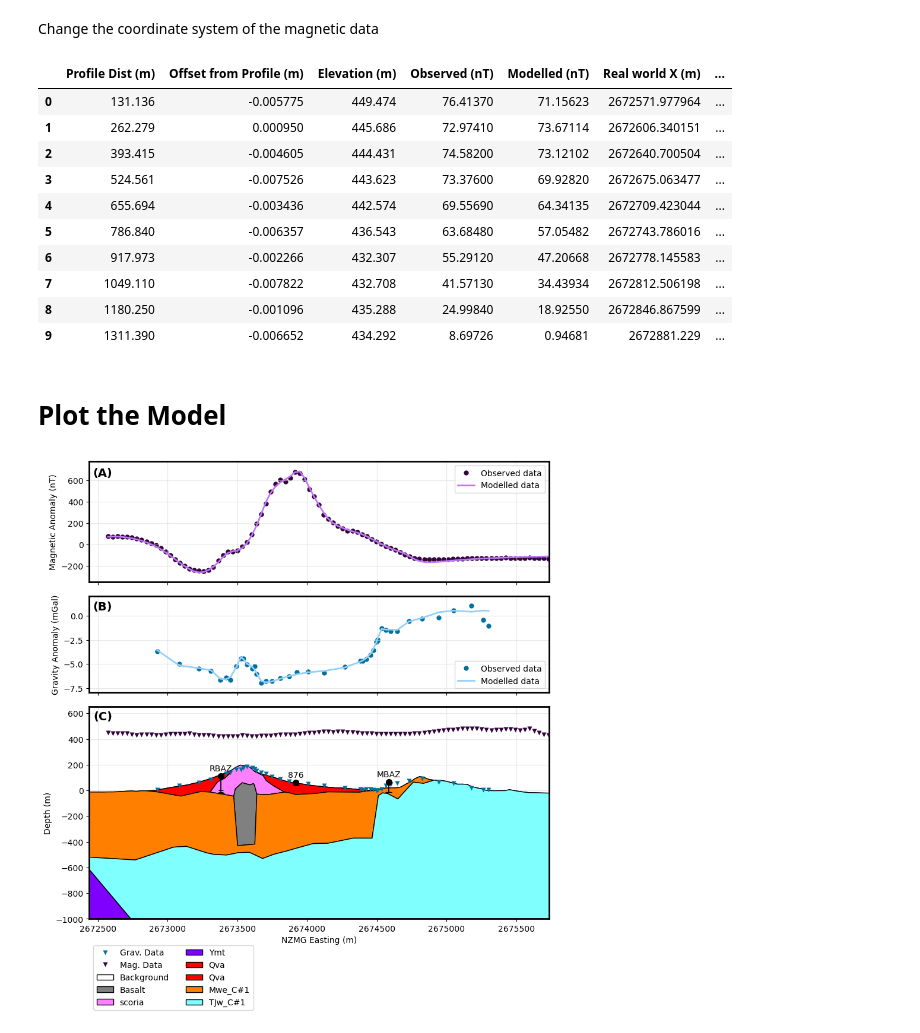
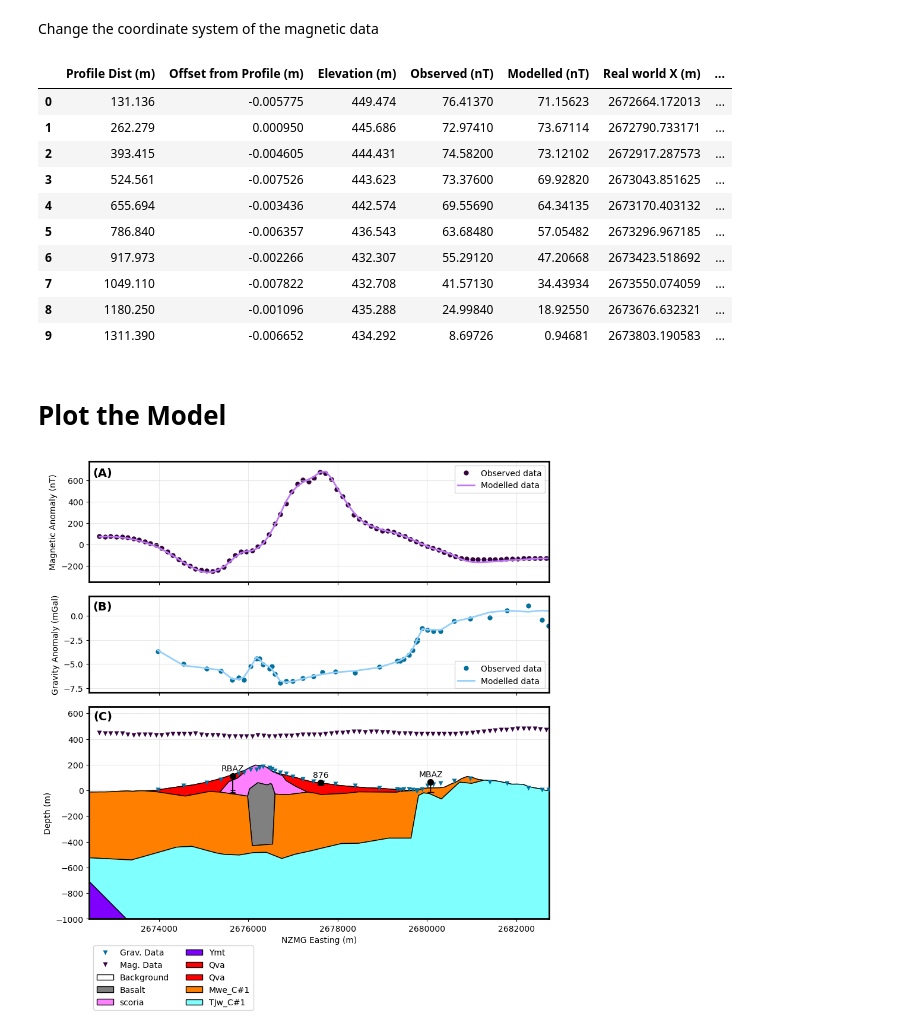
Before and after one commit to aluthfian/gmsys_reader, a Jupyter notebook: sample_rangitoto_plot.ipynb, the cells around one changed output. Drawn from its saved outputs; the diff is of its cells as text; code cells hidden in the pictures.

Commit message:
Replacing the ipynb and html file
Because I was messing with the azimuth used to convert profile distance to the real world coordinate.

```diff
--- a/sample_rangitoto_plot.ipynb
+++ b/sample_rangitoto_plot.ipynb
@@ -36,8 +36,8 @@ for units in model_geom.index:
     # Calculate corresponding y coordinates using trigonometry
     model_origin_X, model_origin_Y = transform_coord.transform(model_coordinate[0], model_coordinate[1]) #this works
     #model_origin_X, model_origin_Y = model_coordinate[0], model_coordinate[1]
-    x_coords = model_origin_X + (distance_coords*np.cos(np.deg2rad(model_coordinate[2])))
-    y_coords = model_origin_Y + (distance_coords*np.sin(np.deg2rad(model_coordinate[2])))
+    x_coords = model_origin_X + (distance_coords*np.cos(np.deg2rad(90-model_coordinate[2])))
+    y_coords = model_origin_Y + (distance_coords*np.sin(np.deg2rad(90-model_coordinate[2])))
     # Combine x, y, and z coordinates into a single array
     xyz_coord = np.column_stack((x_coords, y_coords, xz_loc[:,1]))
     model_geom.at[units,'Geometry_xyz (m)'] = [vertex.tolist() for vertex in xyz_coord]
@@ -64,8 +64,8 @@ model_gravData[0]['Real world X (m)']=""
 model_gravData[0]['Real world Y (m)']=""
 for idx in model_gravData[0].index:
     #model_origin_X, model_origin_Y = model_coordinate[0], model_coordinate[1]
-    x_coords = model_origin_X + (model_gravData[0].loc[idx,'Profile Dist (m)']*np.cos(np.deg2rad(model_coordinate[2])))
-    y_coords = model_origin_Y + (model_gravData[0].loc[idx,'Profile Dist (m)']*np.sin(np.deg2rad(model_coordinate[2])))
+    x_coords = model_origin_X + (model_gravData[0].loc[idx,'Profile Dist (m)']*np.cos(np.deg2rad(90-model_coordinate[2])))
+    y_coords = model_origin_Y + (model_gravData[0].loc[idx,'Profile Dist (m)']*np.sin(np.deg2rad(90-model_coordinate[2])))
     model_gravData[0].loc[idx,'Real world X (m)'] = x_coords
     model_gravData[0].loc[idx,'Real world Y (m)'] = y_coords
 
@@ -89,24 +89,24 @@ model_magData[0]['Real world X (m)']=""
 model_magData[0]['Real world Y (m)']=""
 for idx in model_magData[0].index:
     #model_origin_X, model_origin_Y = model_coordinate[0], model_coordinate[1]
-    x_coords = model_origin_X + (model_magData[0].loc[idx,'Profile Dist (m)']*np.cos(np.deg2rad(model_coordinate[2])))
-    y_coords = model_origin_Y + (model_magData[0].loc[idx,'Profile Dist (m)']*np.sin(np.deg2rad(model_coordinate[2])))
+    x_coords = model_origin_X + (model_magData[0].loc[idx,'Profile Dist (m)']*np.cos(np.deg2rad(90-model_coordinate[2])))
+    y_coords = model_origin_Y + (model_magData[0].loc[idx,'Profile Dist (m)']*np.sin(np.deg2rad(90-model_coordinate[2])))
     model_magData[0].loc[idx,'Real world X (m)'] = x_coords
     model_magData[0].loc[idx,'Real world Y (m)'] = y_coords
 
 model_magData[0][:10]
 # %% [output]
 |  | Profile Dist (m) | Offset from Profile (m) | Elevation (m) | Observed (nT) | Modelled (nT) | Real world X (m) | ... |
-| 0 | 131.136 | -0.005775 | 449.474 | 76.41370 | 71.15623 | 2672571.977964 | ... |
-| 1 | 262.279 | 0.000950 | 445.686 | 72.97410 | 73.67114 | 2672606.340151 | ... |
-| 2 | 393.415 | -0.004605 | 444.431 | 74.58200 | 73.12102 | 2672640.700504 | ... |
-| 3 | 524.561 | -0.007526 | 443.623 | 73.37600 | 69.92820 | 2672675.063477 | ... |
-| 4 | 655.694 | -0.003436 | 442.574 | 69.55690 | 64.34135 | 2672709.423044 | ... |
-| 5 | 786.840 | -0.006357 | 436.543 | 63.68480 | 57.05482 | 2672743.786016 | ... |
-| 6 | 917.973 | -0.002266 | 432.307 | 55.29120 | 47.20668 | 2672778.145583 | ... |
-| 7 | 1049.110 | -0.007822 | 432.708 | 41.57130 | 34.43934 | 2672812.506198 | ... |
-| 8 | 1180.250 | -0.001096 | 435.288 | 24.99840 | 18.92550 | 2672846.867599 | ... |
-| 9 | 1311.390 | -0.006652 | 434.292 | 8.69726 | 0.94681 | 2672881.229 | ... |
+| 0 | 131.136 | -0.005775 | 449.474 | 76.41370 | 71.15623 | 2672664.172013 | ... |
+| 1 | 262.279 | 0.000950 | 445.686 | 72.97410 | 73.67114 | 2672790.733171 | ... |
+| 2 | 393.415 | -0.004605 | 444.431 | 74.58200 | 73.12102 | 2672917.287573 | ... |
+| 3 | 524.561 | -0.007526 | 443.623 | 73.37600 | 69.92820 | 2673043.851625 | ... |
+| 4 | 655.694 | -0.003436 | 442.574 | 69.55690 | 64.34135 | 2673170.403132 | ... |
+| 5 | 786.840 | -0.006357 | 436.543 | 63.68480 | 57.05482 | 2673296.967185 | ... |
+| 6 | 917.973 | -0.002266 | 432.307 | 55.29120 | 47.20668 | 2673423.518692 | ... |
+| 7 | 1049.110 | -0.007822 | 432.708 | 41.57130 | 34.43934 | 2673550.074059 | ... |
+| 8 | 1180.250 | -0.001096 | 435.288 | 24.99840 | 18.92550 | 2673676.632321 | ... |
+| 9 | 1311.390 | -0.006652 | 434.292 | 8.69726 | 0.94681 | 2673803.190583 | ... |
 # %% [markdown]
 # Plot the Model
 # %%
@@ -147,16 +147,16 @@ for units in model_geom.index:
     polygon = Polygon(vertices, closed=True, edgecolor='black', facecolor=facecolor, label=combined_model.loc[units,'Model units'])
     axs[2].add_patch(polygon)
     #axs[2].plot(xy_test[:,0], xy_test[:,2])
-    axs[2].set_xlim(model_origin_X+np.array([-100,3200]))
-    axs[1].set_xlim(model_origin_X+np.array([-100,3200]))
-    axs[0].set_xlim(model_origin_X+np.array([-100,3200]))
+    axs[2].set_xlim(model_origin_X+np.array([-100,10200]))
+    axs[1].set_xlim(model_origin_X+np.array([-100,10200]))
+    axs[0].set_xlim(model_origin_X+np.array([-100,10200]))
     axs[2].set_ylim(-1000,650)
 
 #### PLOT THE WELLS ####
 for index in model_wells.index:
     well_srf_dist = model_wells.loc[index,'Profile X (m)']
-    x_coords = model_origin_X + (well_srf_dist*np.cos(np.deg2rad(model_coordinate[2])))
-    #y_coords = model_origin_Y + (1e+3*well_srf_dist*np.sin(np.deg2rad(model_coordinate[2])))
+    x_coords = model_origin_X + (well_srf_dist*np.cos(np.deg2rad(90-model_coordinate[2])))
+    #y_coords = model_origin_Y + (1e+3*well_srf_dist*np.sin(np.deg2rad(90-model_coordinate[2])))
     well_srf_z0 = model_wells.loc[index,'Elevation (m)']
     units_list = model_wells.at[index,'Units']
     depth_list = model_wells.at[index,'Depths (m)']
@@ -174,31 +174,31 @@ for index in model_wells.index:
 
 axs[2].set_axisbelow(True)
 axs[2].grid(zorder=0, color='xkcd:light gray', alpha=0.6)
 axs[2].set_xlabel('NZMG Easting (m)')
 axs[2].set_ylabel('Depth (m)')
 
 for direction in ['top', 'bottom', 'left', 'right']:
     # Change the linewidth of the axes spines
     axs[0].spines[direction].set_linewidth(2)
     axs[1].spines[direction].set_linewidth(2)
     axs[2].spines[direction].set_linewidth(2)
 
 # Prevent labelling using the scientific notation
 axs[0].set_xticklabels([])
 axs[1].set_xticklabels([])
 axs[2].ticklabel_format(useOffset=False, style='plain')
 
 # legend?
 axs[0].legend(loc='upper right')
 axs[1].legend(loc='lower right')
 axs[2].legend(loc='lower left',bbox_to_anchor=(0,-0.45),ncols=2)
 
 # Giving the ABC letter
 for idx in range(3):
     if idx==2:
         y_text = 0.98
     else:
         y_text = 0.95
     axs[idx].text(0.05, y_text, f"({chr(65 + idx)})", transform=axs[idx].transAxes, ha='right', va='top', fontsize=14, fontweight='bold')
 # %% [output]
-[figure, old version]
+[figure, new version]
```
Also changed, not shown: 1 other file.
